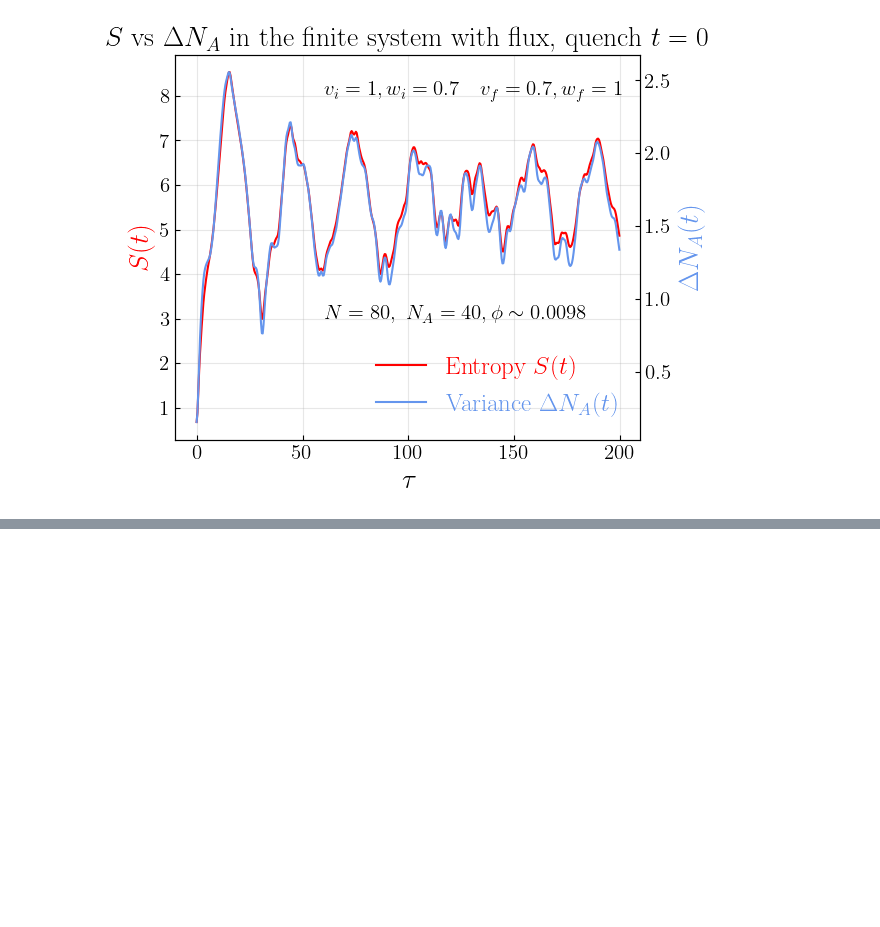
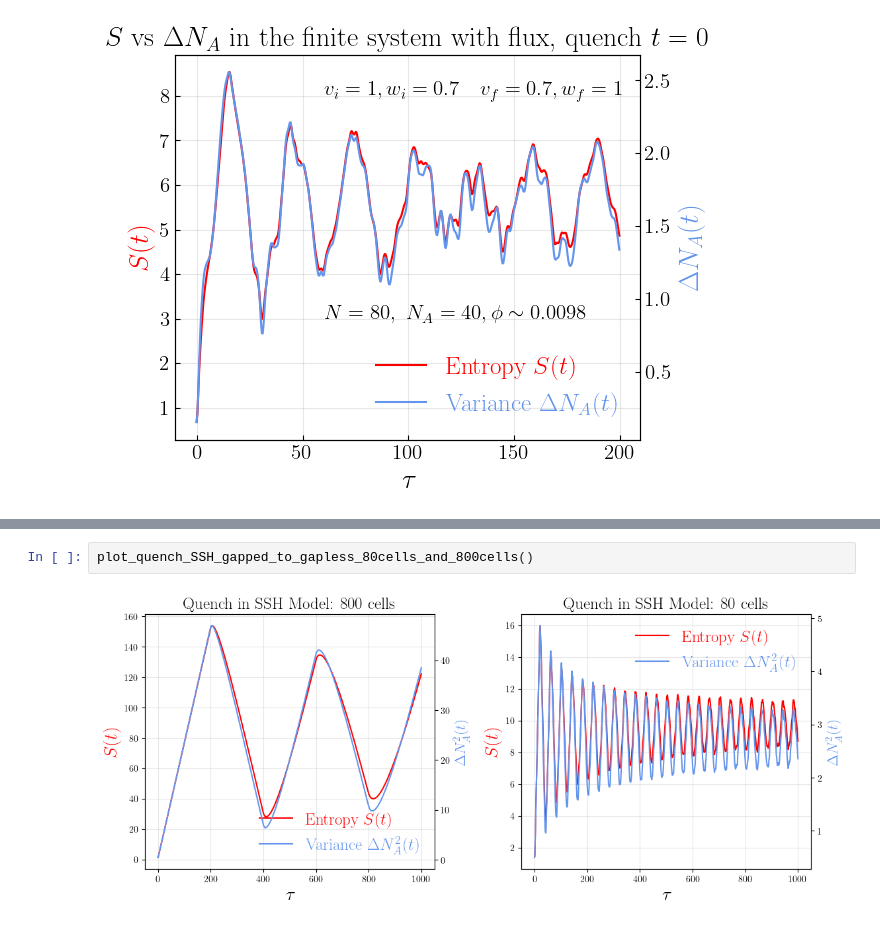
Before and after one commit to artalink7/SSH-Analysis, a Jupyter notebook: plot/plots.ipynb, the cells around one changed output, grey strips where cells are left out. Cells and saved outputs as stored; diff of their text form; blank space fills up the shorter version.

```diff
--- a/plot/plots.ipynb
+++ b/plot/plots.ipynb
@@ -1375,0 +1601,4 @@ comparison_data_entropy_vs_var_quench_flux()
+# %%
+plot_quench_SSH_gapped_to_gapless_80cells_and_800cells()
+# %% [output]
+[figure, added]
```
Also changed, not shown: parts of 8 cells of this notebook, 2 other files.
